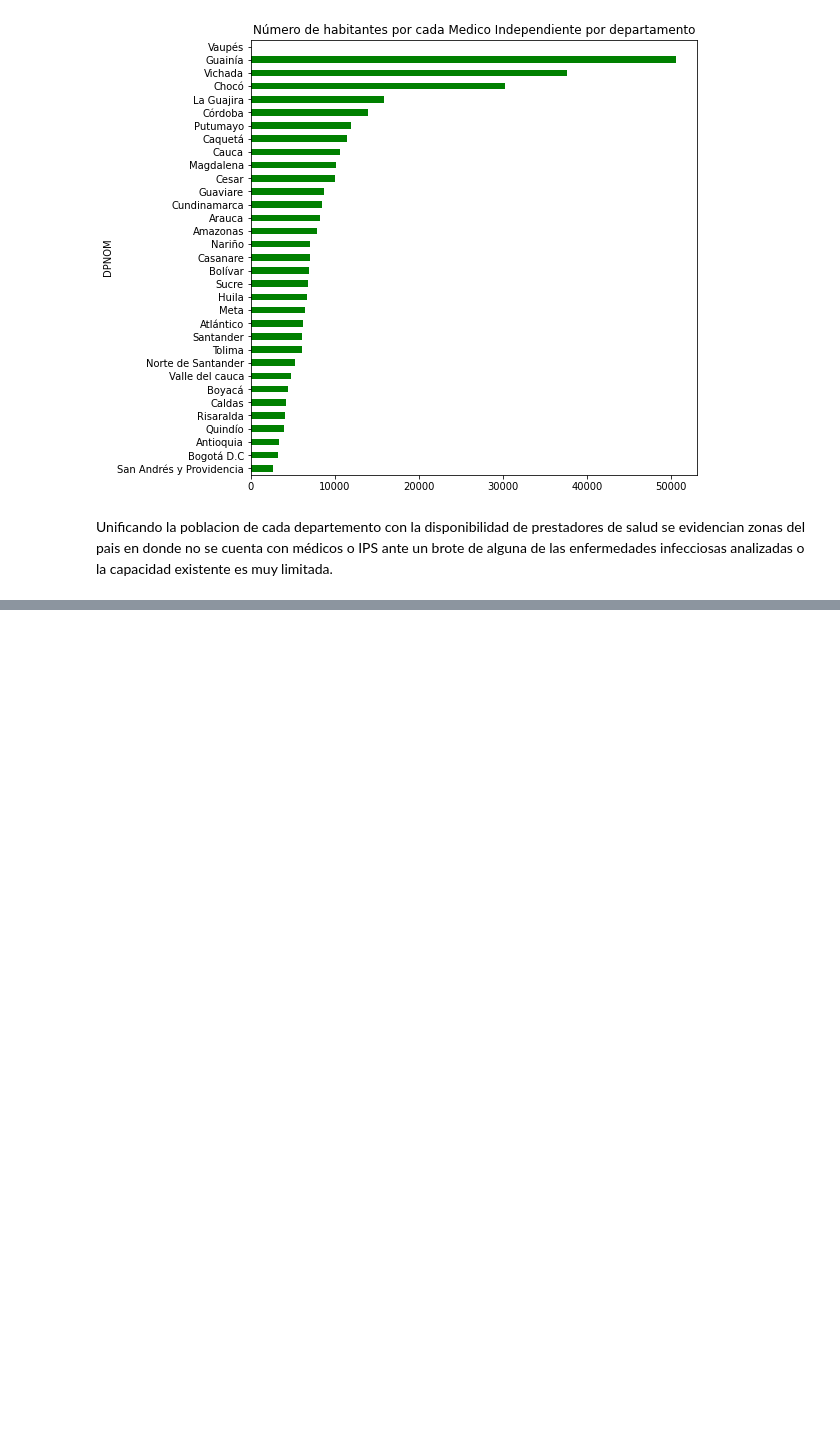
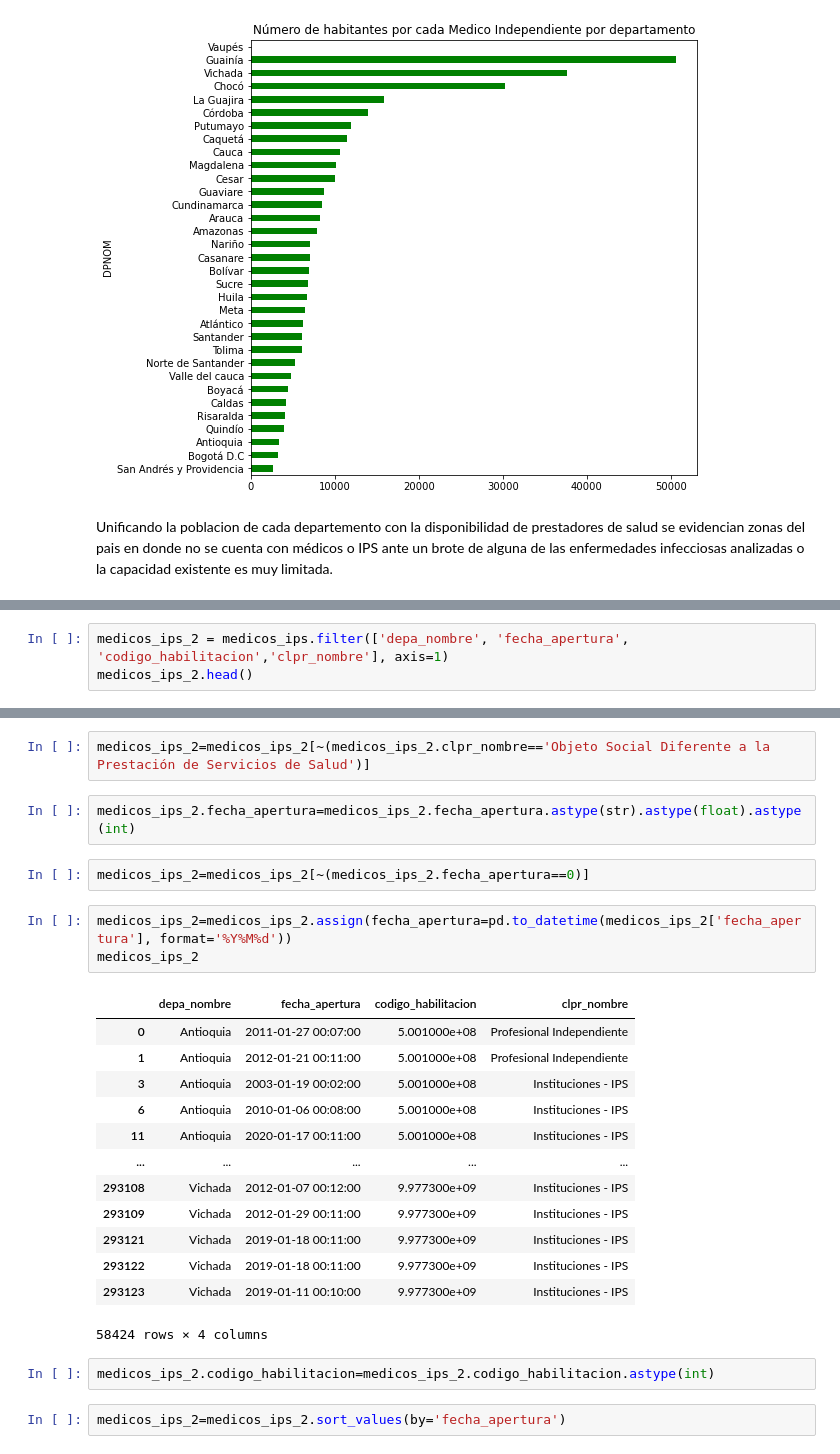
Before and after one commit to Santivg/DS4A-Team14, a Jupyter notebook: notebooks/EDA_medios_ips.ipynb, the cells around one changed output, grey strips where cells are left out. Drawn from its saved outputs; the diff is of its cells as text; blank space fills up the shorter version.

```diff
--- a/notebooks/EDA_medios_ips.ipynb
+++ b/notebooks/EDA_medios_ips.ipynb
@@ -469,0 +485,3 @@ Unificando la poblacion de cada departemento con la disponibilidad de prestadore
+# %%
+medicos_ips_2 = medicos_ips.filter(['depa_nombre', 'fecha_apertura', 'codigo_habilitacion','clpr_nombre'], axis=1)
+medicos_ips_2.head()
@@ -469,0 +495,27 @@ Unificando la poblacion de cada departemento con la disponibilidad de prestadore
+# %%
+medicos_ips_2=medicos_ips_2[~(medicos_ips_2.clpr_nombre=='Objeto Social Diferente a la Prestación de Servicios de Salud')]
+# %%
+medicos_ips_2.fecha_apertura=medicos_ips_2.fecha_apertura.astype(str).astype(float).astype(int)
+# %%
+medicos_ips_2=medicos_ips_2[~(medicos_ips_2.fecha_apertura==0)]
+# %%
+medicos_ips_2=medicos_ips_2.assign(fecha_apertura=pd.to_datetime(medicos_ips_2['fecha_apertura'], format='%Y%M%d'))
+medicos_ips_2
+# %% [output]
+|  | depa_nombre | fecha_apertura | codigo_habilitacion | clpr_nombre |
+| 0 | Antioquia | 2011-01-27 00:07:00 | 5.001000e+08 | Profesional Independiente |
+| 1 | Antioquia | 2012-01-21 00:11:00 | 5.001000e+08 | Profesional Independiente |
+| 3 | Antioquia | 2003-01-19 00:02:00 | 5.001000e+08 | Instituciones - IPS |
+| 6 | Antioquia | 2010-01-06 00:08:00 | 5.001000e+08 | Instituciones - IPS |
+| 11 | Antioquia | 2020-01-17 00:11:00 | 5.001000e+08 | Instituciones - IPS |
+| ... | ... | ... | ... | ... |
+| 293108 | Vichada | 2012-01-07 00:12:00 | 9.977300e+09 | Instituciones - IPS |
+| 293109 | Vichada | 2012-01-29 00:11:00 | 9.977300e+09 | Instituciones - IPS |
+| 293121 | Vichada | 2019-01-18 00:11:00 | 9.977300e+09 | Instituciones - IPS |
+| 293122 | Vichada | 2019-01-18 00:11:00 | 9.977300e+09 | Instituciones - IPS |
+| 293123 | Vichada | 2019-01-11 00:10:00 | 9.977300e+09 | Instituciones - IPS |
+58424 rows × 4 columns
+# %%
+medicos_ips_2.codigo_habilitacion=medicos_ips_2.codigo_habilitacion.astype(int)
+# %%
+medicos_ips_2=medicos_ips_2.sort_values(by='fecha_apertura')
```
Also changed, not shown: parts of 9 cells of this notebook, 1 other file.
